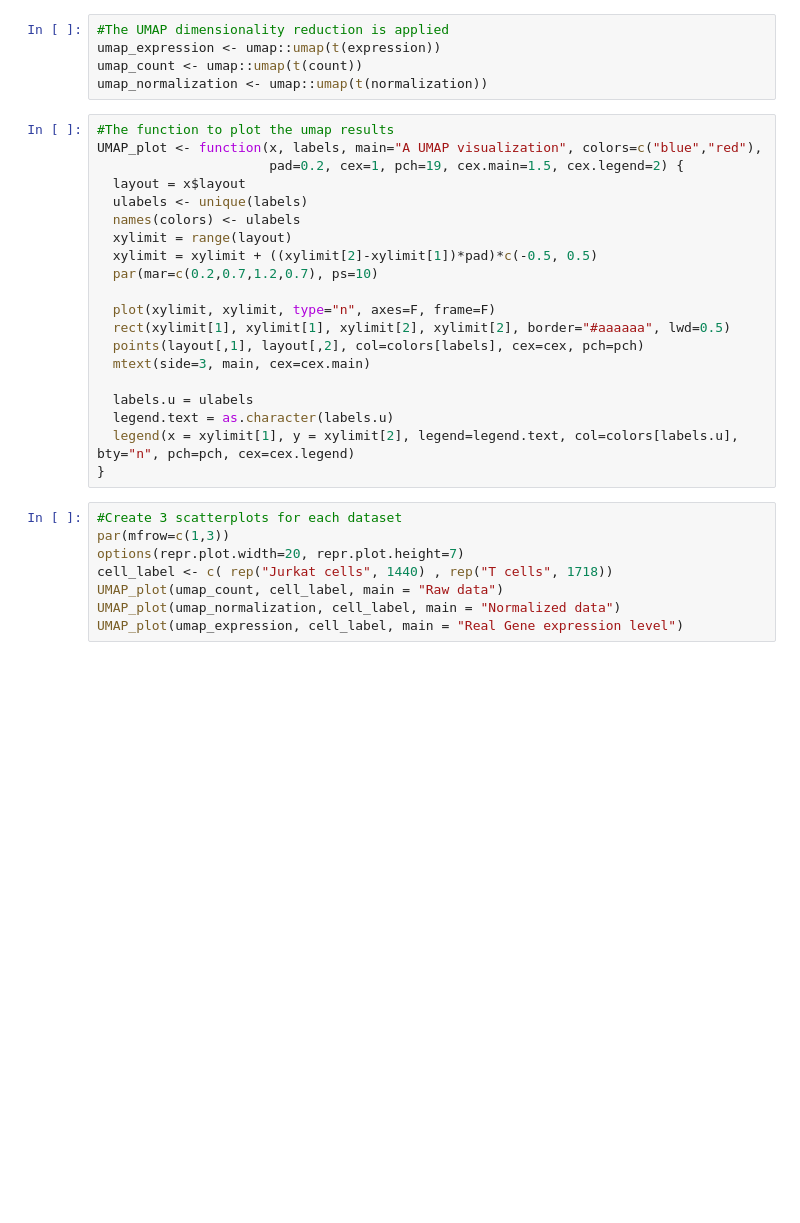
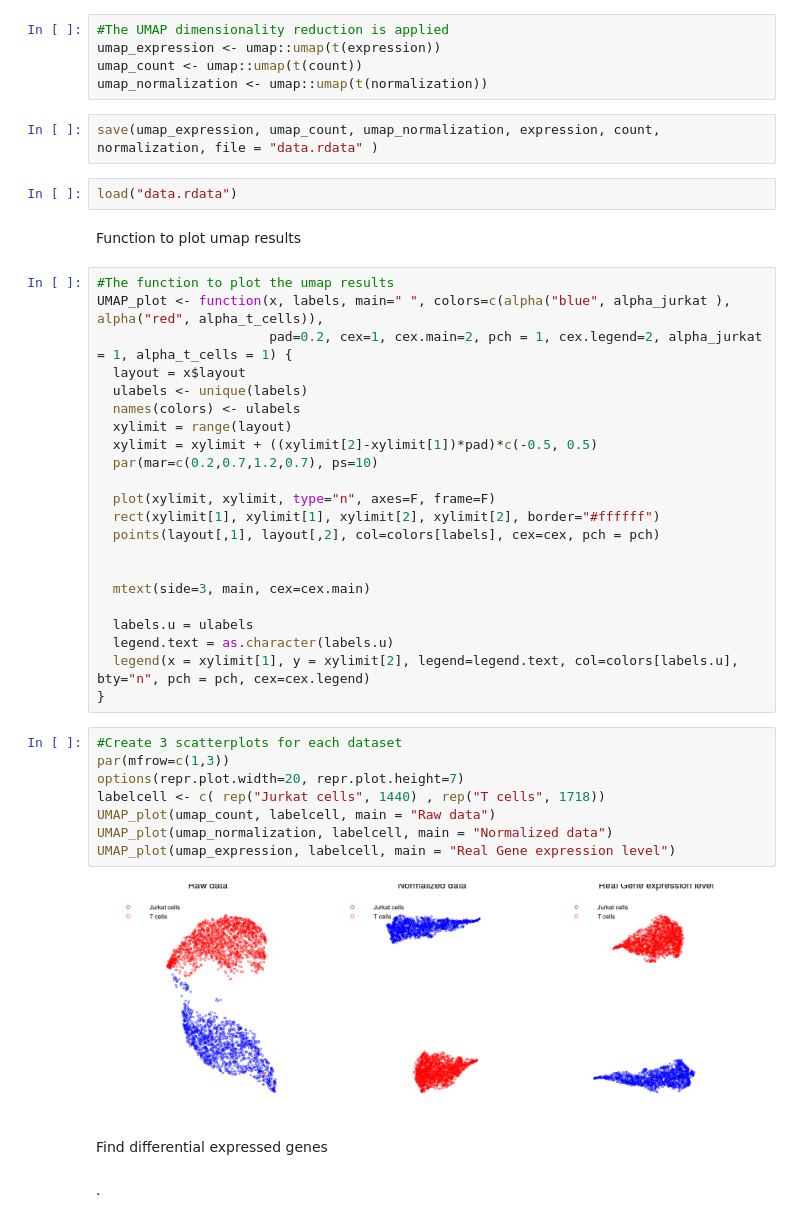
Before and after one commit to WebValley2020ReImagined/final-presentation, a Jupyter notebook: simulation/Simulation_MatteoG.ipynb, the cells around one changed output. Drawn from its saved outputs; the diff is of its cells as text; blank space fills up the shorter version.

```diff
--- a/simulation/Simulation_MatteoG.ipynb
+++ b/simulation/Simulation_MatteoG.ipynb
@@ -15,10 +51,16 @@ normalization <- scran_normalization(count)          #Normalized data
 umap_expression <- umap::umap(t(expression))
 umap_count <- umap::umap(t(count))
 umap_normalization <- umap::umap(t(normalization))
+# %%
+save(umap_expression, umap_count, umap_normalization, expression, count, normalization, file = "data.rdata" )
+# %%
+load("data.rdata")
+# %% [markdown]
+Function to plot umap results
 # %%
 #The function to plot the umap results
-UMAP_plot <- function(x, labels, main="A UMAP visualization", colors=c("blue","red"),
-                      pad=0.2, cex=1, pch=19, cex.main=1.5, cex.legend=2) {
+UMAP_plot <- function(x, labels, main=" ", colors=c(alpha("blue", alpha_jurkat ), alpha("red", alpha_t_cells)),
+                      pad=0.2, cex=1, cex.main=2, pch = 1, cex.legend=2, alpha_jurkat = 1, alpha_t_cells = 1) {
   layout = x$layout
   ulabels <- unique(labels)
   names(colors) <- ulabels
@@ -27,20 +69,28 @@ UMAP_plot <- function(x, labels, main="A UMAP visualization", colors=c("blue","r
   par(mar=c(0.2,0.7,1.2,0.7), ps=10)
 
   plot(xylimit, xylimit, type="n", axes=F, frame=F)
-  rect(xylimit[1], xylimit[1], xylimit[2], xylimit[2], border="#aaaaaa", lwd=0.5)
-  points(layout[,1], layout[,2], col=colors[labels], cex=cex, pch=pch)
+  rect(xylimit[1], xylimit[1], xylimit[2], xylimit[2], border="#ffffff")
+  points(layout[,1], layout[,2], col=colors[labels], cex=cex, pch = pch)
+
+
   mtext(side=3, main, cex=cex.main)
 
   labels.u = ulabels
   legend.text = as.character(labels.u)
-  legend(x = xylimit[1], y = xylimit[2], legend=legend.text, col=colors[labels.u], bty="n", pch=pch, cex=cex.legend)
+  legend(x = xylimit[1], y = xylimit[2], legend=legend.text, col=colors[labels.u], bty="n", pch = pch, cex=cex.legend)
 }
 # %%
 #Create 3 scatterplots for each dataset
 par(mfrow=c(1,3))
 options(repr.plot.width=20, repr.plot.height=7)
-cell_label <- c( rep("Jurkat cells", 1440) , rep("T cells", 1718))
-UMAP_plot(umap_count, cell_label, main = "Raw data")
-UMAP_plot(umap_normalization, cell_label, main = "Normalized data")
-UMAP_plot(umap_expression, cell_label, main = "Real Gene expression level")
+labelcell <- c( rep("Jurkat cells", 1440) , rep("T cells", 1718))
+UMAP_plot(umap_count, labelcell, main = "Raw data")
+UMAP_plot(umap_normalization, labelcell, main = "Normalized data")
+UMAP_plot(umap_expression, labelcell, main = "Real Gene expression level")
+# %% [output]
+[figure, added]
+# %% [markdown]
+Find differential expressed genes
+# %% [markdown]
+.
 # %%
```
Also changed, not shown: parts of 13 cells of this notebook.
